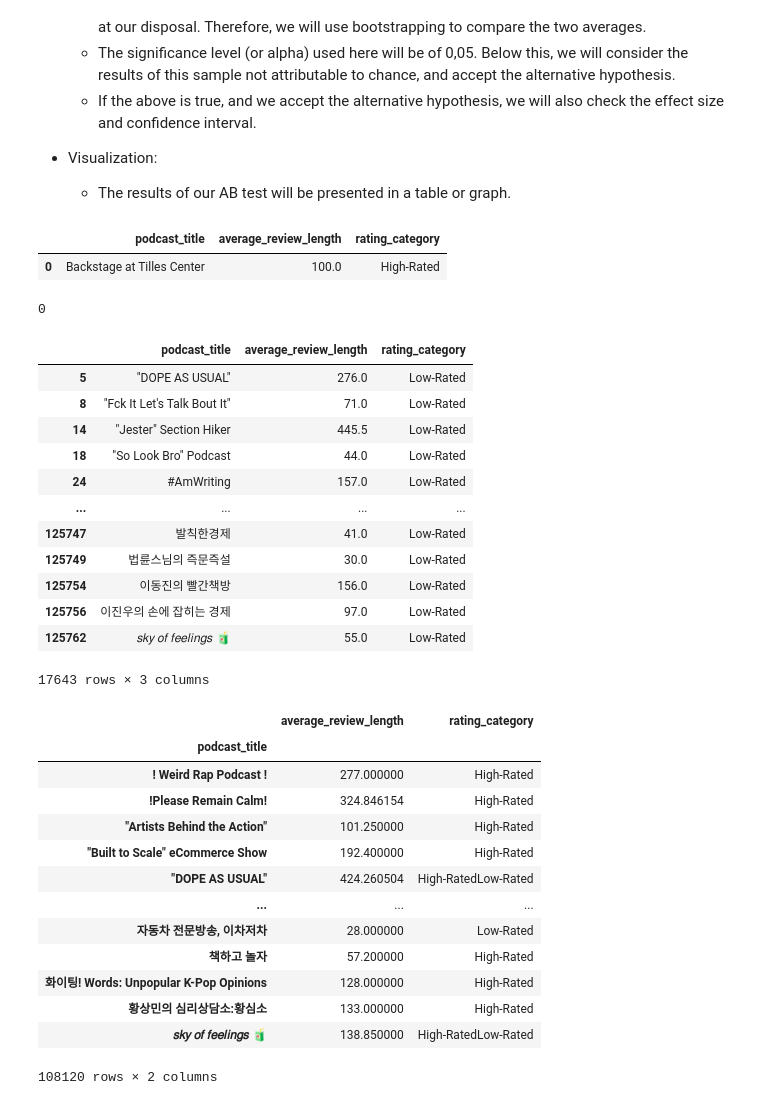
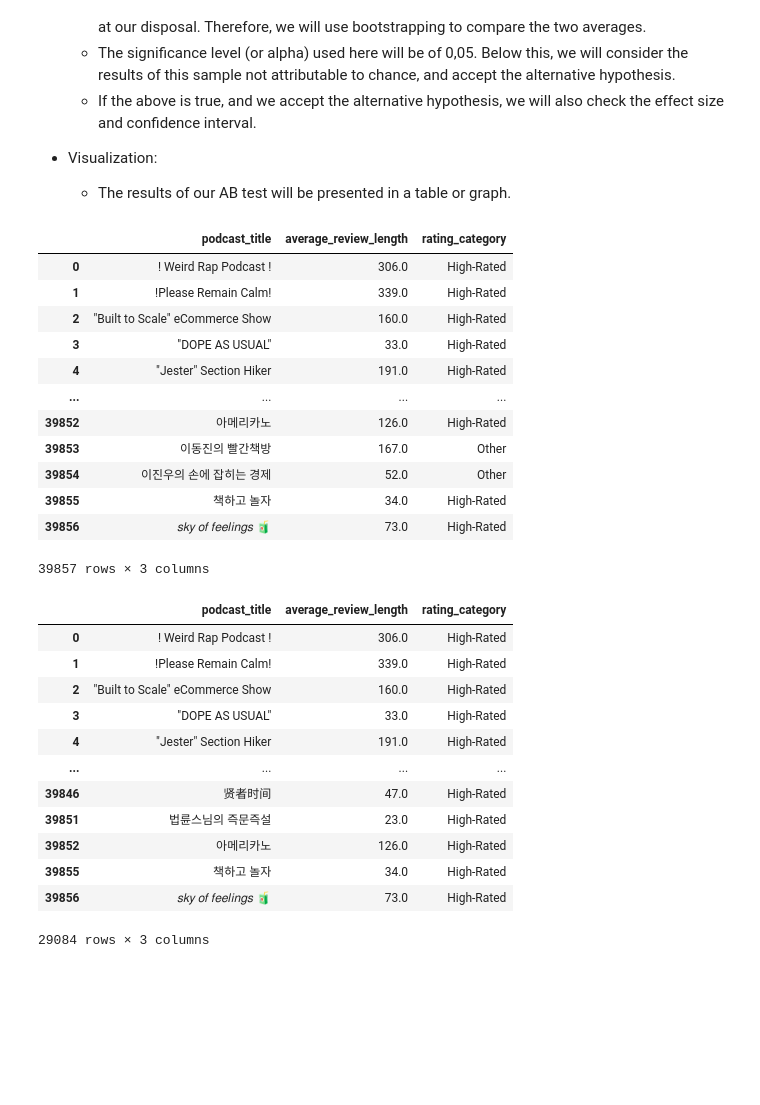
Before and after one commit to alespool/Analyzing-Podcast-Reviews, a Jupyter notebook: data_extraction.ipynb, the cells around one changed output. Drawn from its saved outputs; the diff is of its cells as text; code cells hidden in the pictures; blank space fills up the shorter version.

Commit message:
Change AB test

```diff
--- a/data_extraction.ipynb
+++ b/data_extraction.ipynb
@@ -588,76 +617,67 @@ We want to create an A/B test, we want to test the hypothesis that podcasts with
 # %%
 ab_test_df = pd.read_sql_query("""
 WITH ReviewLength AS (
     SELECT
         p.title AS podcast_title,
-        AVG(r.rating) AS avg_rating,
-        LENGTH(r.content) AS review_length
+        AVG(r.rating) as avg_rating,
+        LENGTH(r.content) AS review_length,
+        COUNT(*) AS review_count
     FROM
         podcasts p
     JOIN
         reviews r ON p.podcast_id = r.podcast_id
-    WHERE
-        (r.rating >= 4.5) -- Define your threshold for high-rated podcasts
-        OR
-        (r.rating < 3.5) -- Define your threshold for low-rated podcasts
+    GROUP BY
+        p.title -- Group by podcast title to aggregate data for each podcast
 )
 SELECT
     podcast_title,
     AVG(review_length) AS average_review_length,
     CASE
-        WHEN avg_rating >= 4.5 THEN 'High-Rated'
-        WHEN avg_rating < 3.5 THEN 'Low-Rated'
+        WHEN avg_rating >= 4.8 THEN 'High-Rated'
+        WHEN avg_rating < 3.8 THEN 'Low-Rated'
         ELSE 'Other'
     END AS rating_category
 FROM
     ReviewLength
 GROUP BY
     podcast_title, rating_category
+HAVING
+    review_count >= 5 -- Choose 5 or 10 as per your requirement
 ORDER BY
     podcast_title, rating_category;
 """, conn)
 
 ab_test_df
 # %% [output]
 |  | podcast_title | average_review_length | rating_category |
-| 0 | Backstage at Tilles Center | 100.0 | High-Rated |
+| 0 | ! Weird Rap Podcast ! | 306.0 | High-Rated |
+| 1 | !Please Remain Calm! | 339.0 | High-Rated |
+| 2 | "Built to Scale" eCommerce Show | 160.0 | High-Rated |
+| 3 | "DOPE AS USUAL" | 33.0 | High-Rated |
+| 4 | "Jester" Section Hiker | 191.0 | High-Rated |
+| ... | ... | ... | ... |
+| 39852 | 아메리카노 | 126.0 | High-Rated |
+| 39853 | 이동진의 빨간책방 | 167.0 | Other |
+| 39854 | 이진우의 손에 잡히는 경제 | 52.0 | Other |
+| 39855 | 책하고 놀자 | 34.0 | High-Rated |
+| 39856 | 𝑠𝑘𝑦 𝑜𝑓 𝑓𝑒𝑒𝑙𝑖𝑛𝑔𝑠 🧃 | 73.0 | High-Rated |
+39857 rows × 3 columns
-# %%
-ab_test_df['podcast_title'].isna().sum()
-# %% [output]
-0
 # %%
 # make mask where rating_categor yis high only
-mask = ab_test_df['podcast_title'].duplicated()
+mask = ab_test_df['rating_category'] == 'High-Rated'
 # mask = ab_test_df['rating_category'] == 'Low-Rated'
 ab_test_df[mask]
 # %% [output]
 |  | podcast_title | average_review_length | rating_category |
-| 5 | "DOPE AS USUAL" | 276.0 | Low-Rated |
-| 8 | "Fck It Let's Talk Bout It" | 71.0 | Low-Rated |
-| 14 | "Jester" Section Hiker | 445.5 | Low-Rated |
-| 18 | "So Look Bro" Podcast | 44.0 | Low-Rated |
-| 24 | #AmWriting | 157.0 | Low-Rated |
+| 0 | ! Weird Rap Podcast ! | 306.0 | High-Rated |
+| 1 | !Please Remain Calm! | 339.0 | High-Rated |
+| 2 | "Built to Scale" eCommerce Show | 160.0 | High-Rated |
+| 3 | "DOPE AS USUAL" | 33.0 | High-Rated |
+| 4 | "Jester" Section Hiker | 191.0 | High-Rated |
 | ... | ... | ... | ... |
-| 125747 | 발칙한경제 | 41.0 | Low-Rated |
-| 125749 | 법륜스님의 즉문즉설 | 30.0 | Low-Rated |
-| 125754 | 이동진의 빨간책방 | 156.0 | Low-Rated |
-| 125756 | 이진우의 손에 잡히는 경제 | 97.0 | Low-Rated |
-| 125762 | 𝑠𝑘𝑦 𝑜𝑓 𝑓𝑒𝑒𝑙𝑖𝑛𝑔𝑠 🧃 | 55.0 | Low-Rated |
+| 39846 | 贤者时间 | 47.0 | High-Rated |
+| 39851 | 법륜스님의 즉문즉설 | 23.0 | High-Rated |
+| 39852 | 아메리카노 | 126.0 | High-Rated |
+| 39855 | 책하고 놀자 | 34.0 | High-Rated |
+| 39856 | 𝑠𝑘𝑦 𝑜𝑓 𝑓𝑒𝑒𝑙𝑖𝑛𝑔𝑠 🧃 | 73.0 | High-Rated |
-17643 rows × 3 columns
+29084 rows × 3 columns
-# %%
-ab_test_df.groupby('podcast_title').sum()
-# %% [output]
-|  | average_review_length | rating_category |
-| podcast_title |  |  |
-| ! Weird Rap Podcast ! | 277.000000 | High-Rated |
-| !Please Remain Calm! | 324.846154 | High-Rated |
-| "Artists Behind the Action" | 101.250000 | High-Rated |
-| "Built to Scale" eCommerce Show | 192.400000 | High-Rated |
-| "DOPE AS USUAL" | 424.260504 | High-RatedLow-Rated |
-| ... | ... | ... |
-| 자동차 전문방송, 이차저차 | 28.000000 | Low-Rated |
-| 책하고 놀자 | 57.200000 | High-Rated |
-| 화이팅! Words: Unpopular K-Pop Opinions | 128.000000 | High-Rated |
-| 황상민의 심리상담소:황심소 | 133.000000 | High-Rated |
-| 𝑠𝑘𝑦 𝑜𝑓 𝑓𝑒𝑒𝑙𝑖𝑛𝑔𝑠 🧃 | 138.850000 | High-RatedLow-Rated |
-108120 rows × 2 columns
```
Also changed, not shown: parts of 10 cells of this notebook.
